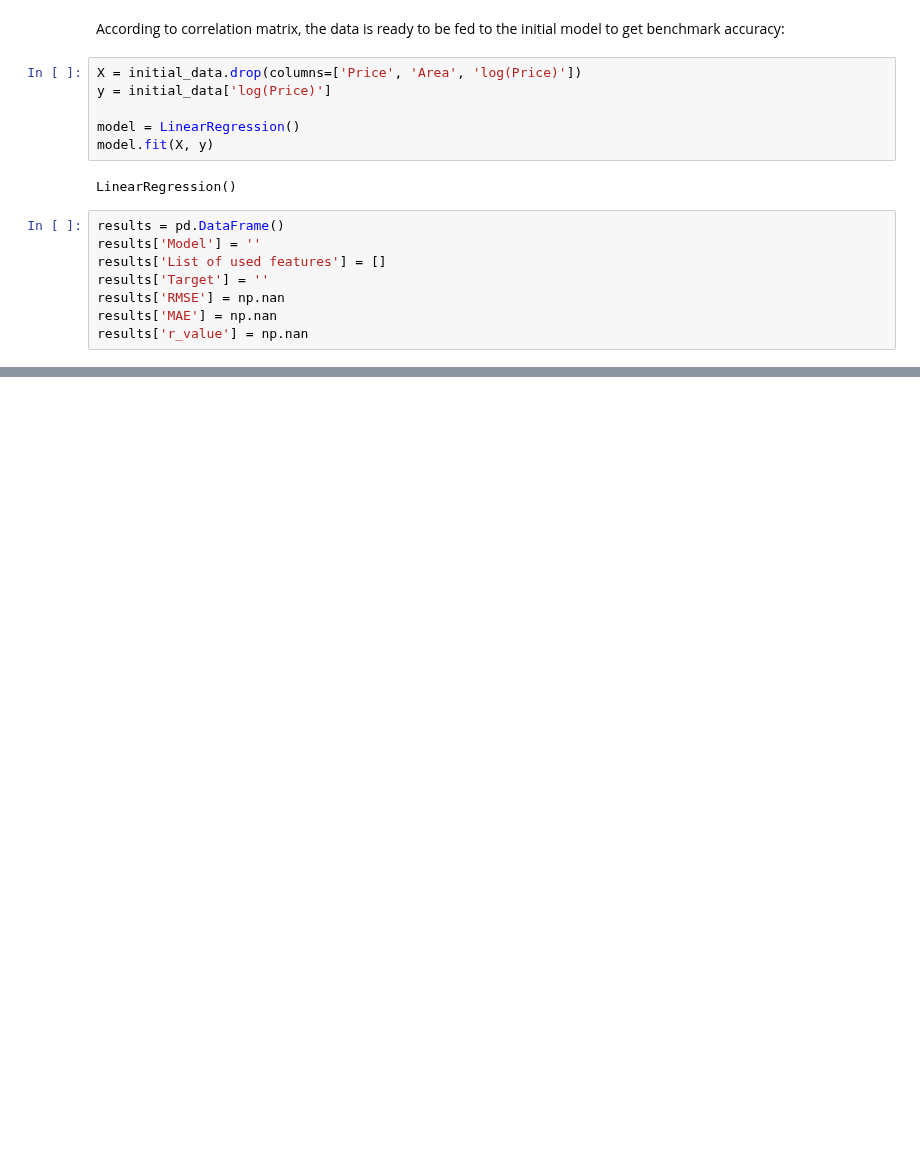
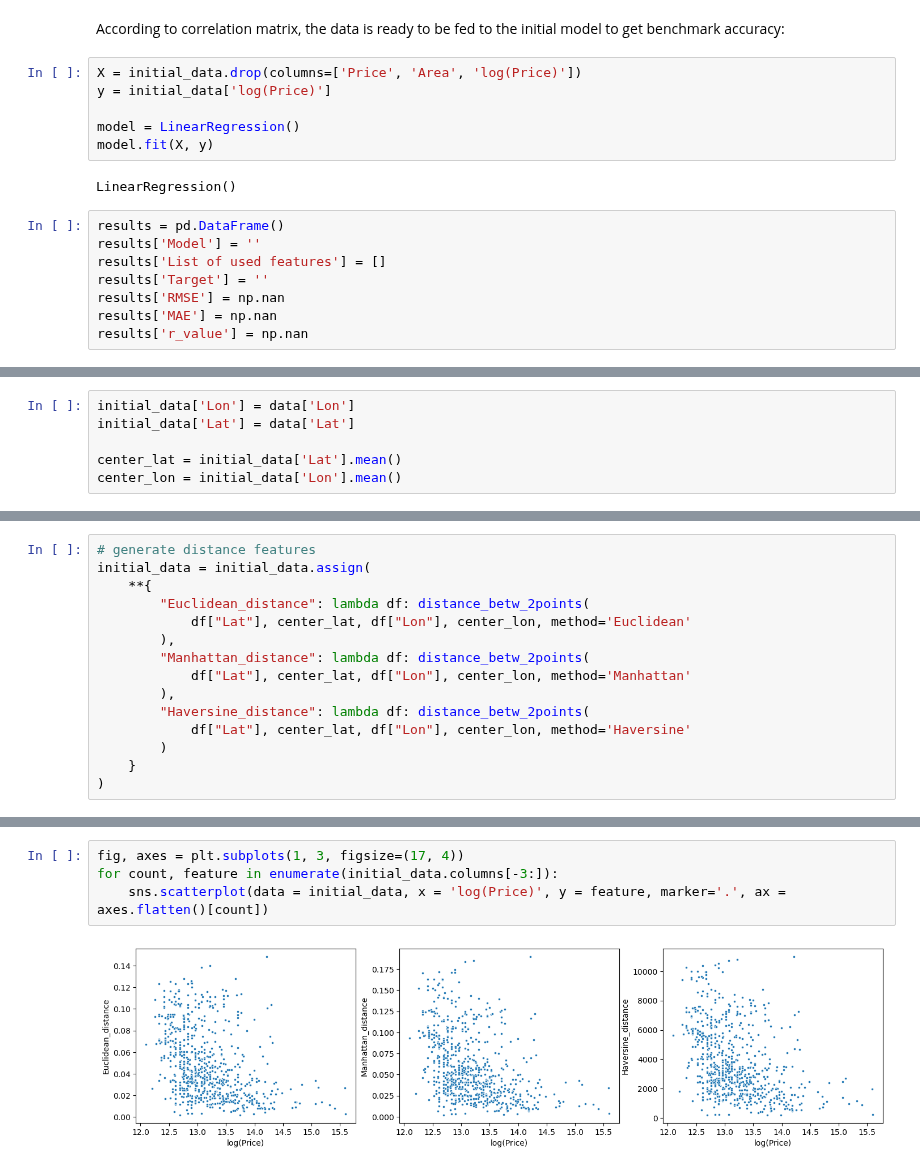
Before and after one commit to nadiia-duiunova/House_price, a Jupyter notebook: Stat inference.ipynb, the cells around one changed output, grey strips where cells are left out. Drawn from its saved outputs; the diff is of its cells as text; blank space fills up the shorter version.

```diff
--- a/Stat inference.ipynb
+++ b/Stat inference.ipynb
@@ -738,0 +684,6 @@ There is a lot of room for improvement. First, let's check if it will improve th
+# %%
+initial_data['Lon'] = data['Lon']
+initial_data['Lat'] = data['Lat']
+
+center_lat = initial_data['Lat'].mean()
+center_lon = initial_data['Lon'].mean()
@@ -738,0 +726,15 @@ There is a lot of room for improvement. First, let's check if it will improve th
+# %%
+# generate distance features
+initial_data = initial_data.assign(
+    **{
+        "Euclidean_distance": lambda df: distance_betw_2points(
+            df["Lat"], center_lat, df["Lon"], center_lon, method='Euclidean'
+        ),
+        "Manhattan_distance": lambda df: distance_betw_2points(
+            df["Lat"], center_lat, df["Lon"], center_lon, method='Manhattan'
+        ),
+        "Haversine_distance": lambda df: distance_betw_2points(
+            df["Lat"], center_lat, df["Lon"], center_lon, method='Haversine'
+        )
+    }
+)
@@ -738,0 +750,6 @@ There is a lot of room for improvement. First, let's check if it will improve th
+# %%
+fig, axes = plt.subplots(1, 3, figsize=(17, 4))
+for count, feature in enumerate(initial_data.columns[-3:]):
+    sns.scatterplot(data = initial_data, x = 'log(Price)', y = feature, marker='.', ax = axes.flatten()[count])
+# %% [output]
+[figure, added]
```
Also changed, not shown: parts of 49 cells of this notebook.
